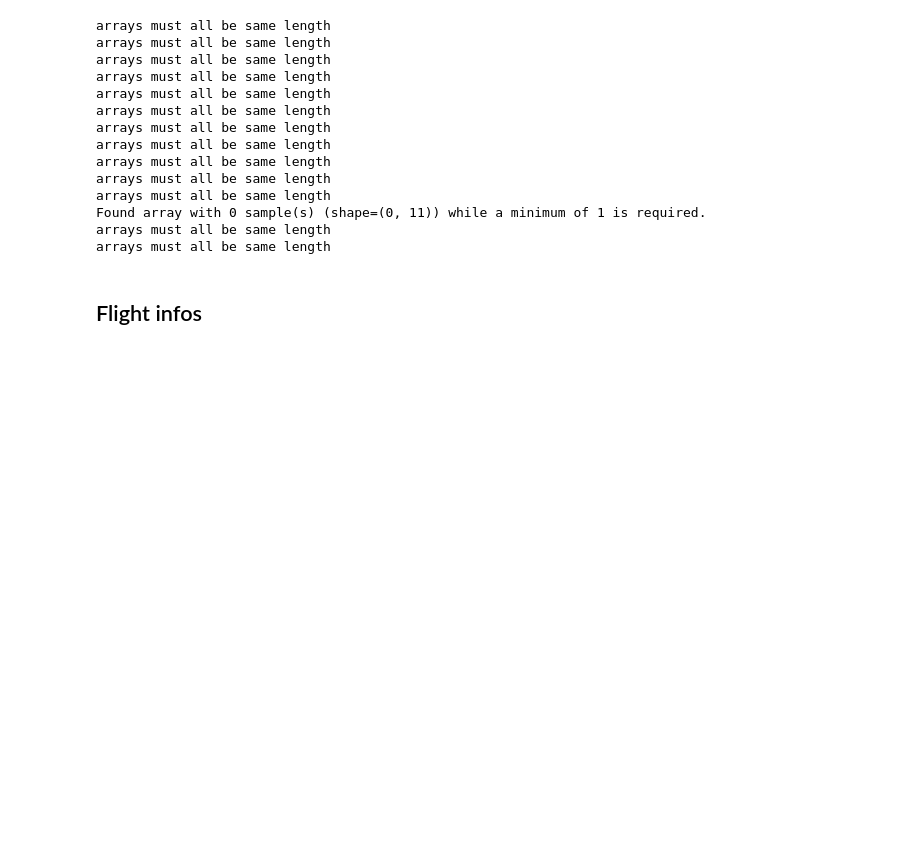
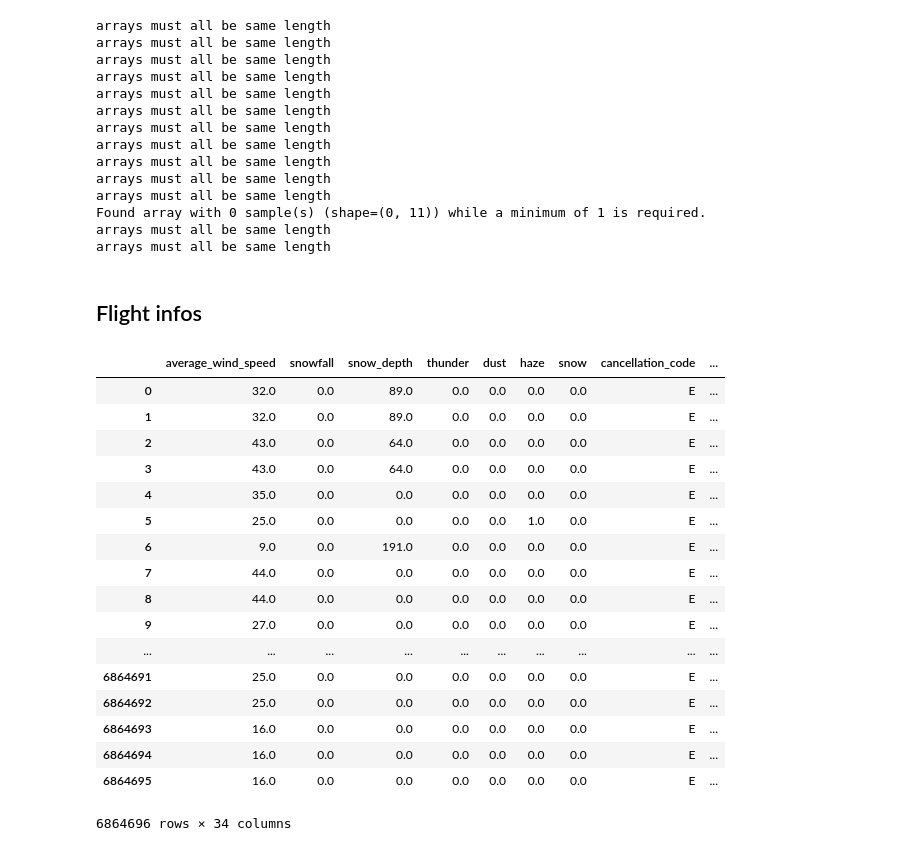
Before and after one commit to iamdeowanshi/257, a Jupyter notebook: FinalProject.ipynb, the cells around one changed output. Saved outputs shown, nothing was run; the diff lists cells and outputs as text; code cells hidden in the pictures; blank space fills up the shorter version.

```diff
--- a/FinalProject.ipynb
+++ b/FinalProject.ipynb
@@ -693,3 +693,24 @@ delay_info = pd.DataFrame({'Carrier': np.unique(airlines_group.carrier.values),
 delay_info['Delay index'] = delay_info['Number of delays'] / delay_info['Number of flights']
 # %%
 save_clfs('delays.data', delay_info)
+# %%
+data
+# %% [output]
+|  | average_wind_speed | snowfall | snow_depth | thunder | dust | haze | snow | cancellation_code | ... |
+| 0 | 32.0 | 0.0 | 89.0 | 0.0 | 0.0 | 0.0 | 0.0 | E | ... |
+| 1 | 32.0 | 0.0 | 89.0 | 0.0 | 0.0 | 0.0 | 0.0 | E | ... |
+| 2 | 43.0 | 0.0 | 64.0 | 0.0 | 0.0 | 0.0 | 0.0 | E | ... |
+| 3 | 43.0 | 0.0 | 64.0 | 0.0 | 0.0 | 0.0 | 0.0 | E | ... |
+| 4 | 35.0 | 0.0 | 0.0 | 0.0 | 0.0 | 0.0 | 0.0 | E | ... |
+| 5 | 25.0 | 0.0 | 0.0 | 0.0 | 0.0 | 1.0 | 0.0 | E | ... |
+| 6 | 9.0 | 0.0 | 191.0 | 0.0 | 0.0 | 0.0 | 0.0 | E | ... |
+| 7 | 44.0 | 0.0 | 0.0 | 0.0 | 0.0 | 0.0 | 0.0 | E | ... |
+| 8 | 44.0 | 0.0 | 0.0 | 0.0 | 0.0 | 0.0 | 0.0 | E | ... |
+| 9 | 27.0 | 0.0 | 0.0 | 0.0 | 0.0 | 0.0 | 0.0 | E | ... |
+| ... | ... | ... | ... | ... | ... | ... | ... | ... | ... |
+| 6864691 | 25.0 | 0.0 | 0.0 | 0.0 | 0.0 | 0.0 | 0.0 | E | ... |
+| 6864692 | 25.0 | 0.0 | 0.0 | 0.0 | 0.0 | 0.0 | 0.0 | E | ... |
+| 6864693 | 16.0 | 0.0 | 0.0 | 0.0 | 0.0 | 0.0 | 0.0 | E | ... |
+| 6864694 | 16.0 | 0.0 | 0.0 | 0.0 | 0.0 | 0.0 | 0.0 | E | ... |
+| 6864695 | 16.0 | 0.0 | 0.0 | 0.0 | 0.0 | 0.0 | 0.0 | E | ... |
+6864696 rows × 34 columns
```
Also changed, not shown: 1 other file.
